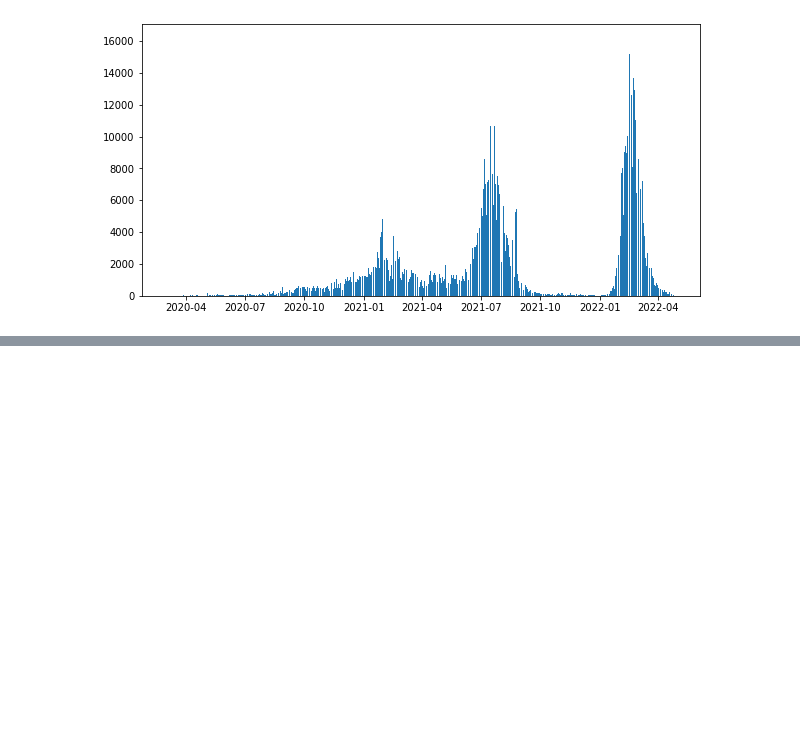
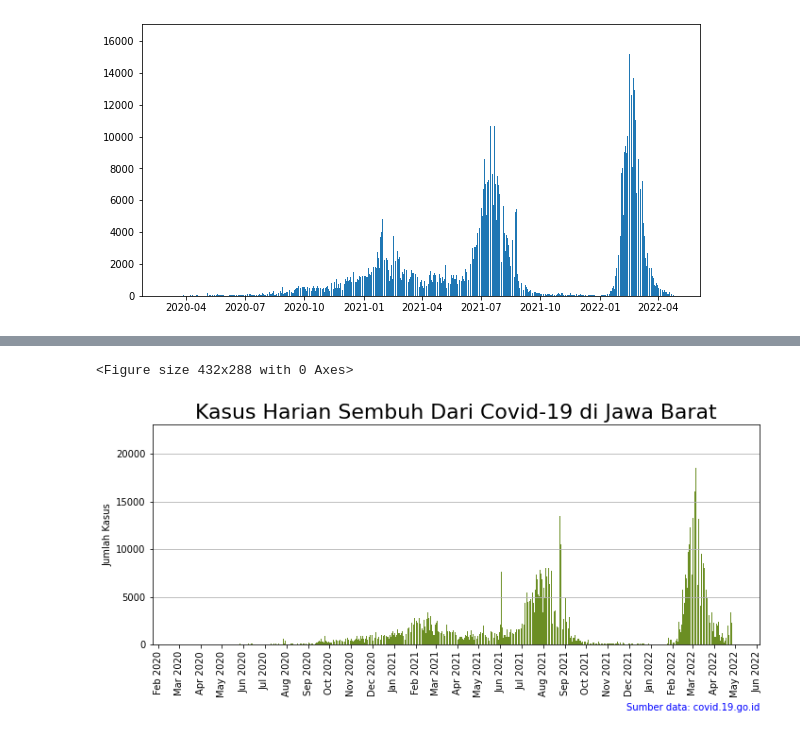
Before and after one commit to hafifsyah-rifaldi/DataAnalyst-DQL, a Jupyter notebook: 9. Eksplorasi dan Analisis Data COVID-19 Indonesia using Python/3. COVID-19 Di Sekitar/Praktek.ipynb, the cells around one changed output, grey strips where cells are left out. Drawn from its saved outputs; the diff is of its cells as text; code cells hidden in the pictures; blank space fills up the shorter version.

```diff
--- a/9. Eksplorasi dan Analisis Data COVID-19 Indonesia using Python/3. COVID-19 Di Sekitar/Praktek.ipynb
+++ b/9. Eksplorasi dan Analisis Data COVID-19 Indonesia using Python/3. COVID-19 Di Sekitar/Praktek.ipynb
@@ -161,0 +219,39 @@ plt.show()
+# %%
+import numpy as np
+import pandas as pd
+import requests
+resp_jabar = requests.get('https://storage.googleapis.com/dqlab-dataset/prov_detail_JAWA_BARAT.json', verify=False)
+cov_jabar_raw = resp_jabar.json()
+cov_jabar = pd.DataFrame(cov_jabar_raw['list_perkembangan'])
+
+cov_jabar_tidy = (cov_jabar.drop(columns=[item for item in cov_jabar.columns
+                                               if item.startswith('AKUMULASI')
+                                                  or item.startswith('DIRAWAT')])
+                           .rename(columns=str.lower)
+                           .rename(columns={'kasus': 'kasus_baru'})
+                  )
+cov_jabar_tidy['tanggal'] = pd.to_datetime(cov_jabar_tidy['tanggal']*1e6, unit='ns')
+
+import matplotlib.pyplot as plt
+import matplotlib.dates as mdates
+
+plt.clf()
+fig, ax = plt.subplots(figsize=(10,5))
+ax.bar(data=cov_jabar_tidy, x='tanggal', height='sembuh', color='olivedrab')
+ax.set_title('Kasus Harian Sembuh Dari Covid-19 di Jawa Barat',
+             fontsize=22)
+ax.set_xlabel('')
+ax.set_ylabel('Jumlah Kasus')
+ax.text(1, -0.3, 'Sumber data: covid.19.go.id', color='blue',
+        ha='right', transform=ax.transAxes)
+ax.set_xticklabels(ax.get_xticks(), rotation=90)
+
+ax.xaxis.set_major_locator(mdates.MonthLocator())
+ax.xaxis.set_major_formatter(mdates.DateFormatter('%b %Y'))
+
+plt.grid(axis='y')
+plt.tight_layout()
+plt.show()
+# %% [output]
+<Figure size 432x288 with 0 Axes>
+[figure, added]
```
Also changed, not shown: parts of 11 cells of this notebook.
